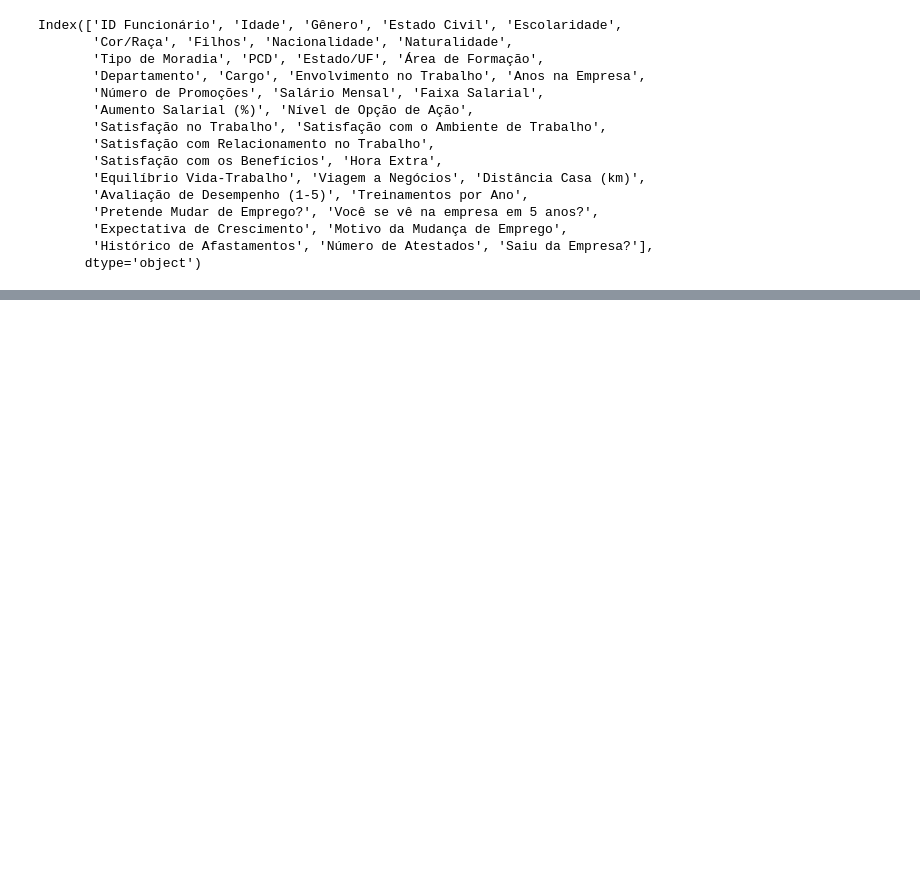
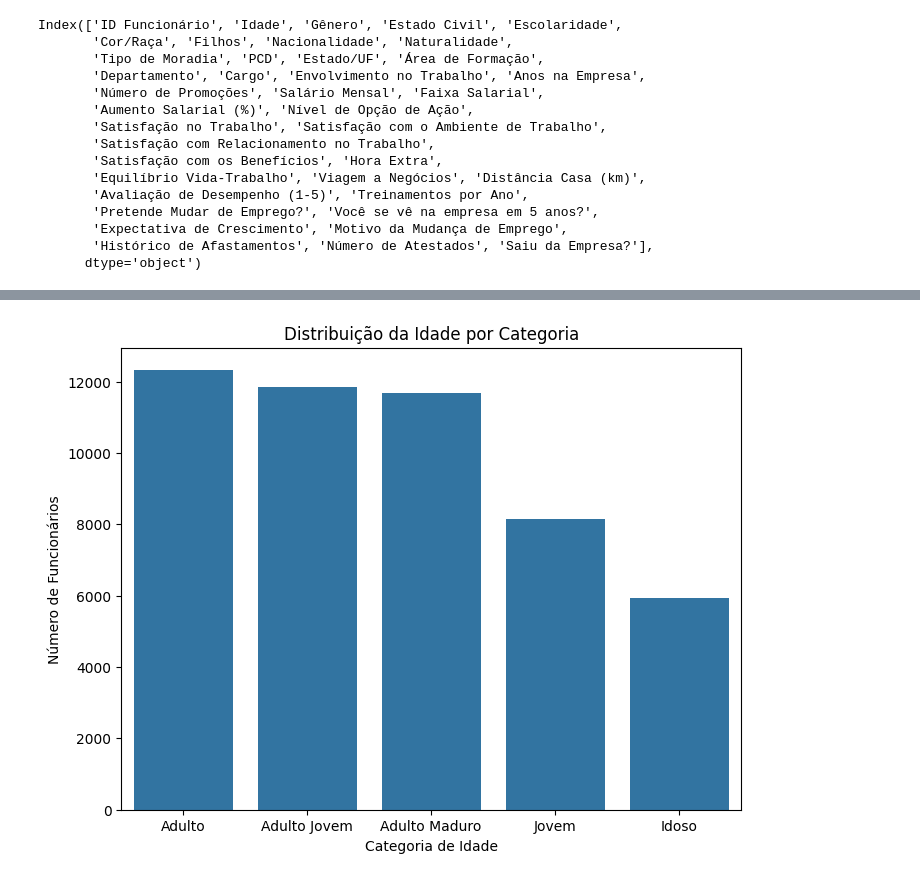
Before and after one commit to LaianeNR/TechCorp-Brasil, a Jupyter notebook: funcao.ipynb, the cells around one changed output, grey strips where cells are left out. Cells and saved outputs as stored; diff of their text form; code cells hidden in the pictures; blank space fills up the shorter version.

```diff
--- a/funcao.ipynb
+++ b/funcao.ipynb
@@ -240,7 +361,0 @@ dtype: int64
-# %%
-df_funcionarios['Estado/UF'].unique()
-
-
-df_funcionarios['Estado/UF'] = df_funcionarios['Estado/UF'].replace(['XX', ' ', 'Não informado'], np.nan)
-
-df_funcionarios['Estado/UF'] = df_funcionarios['Estado/UF'].fillna(df_funcionarios['Estado/UF'].mode()[0])
@@ -247,3 +489,14 @@ df_funcionarios['Estado/UF'] = df_funcionarios['Estado/UF'].fillna(df_funcionari
+# %%
+# Dados tratados
+
+plt.figure(figsize=(8, 6))
+sns.countplot(data=df_funcionarios, x='Idade Categoria', order=df_funcionarios['Idade Categoria'].value_counts().index)
+plt.title('Distribuição da Idade por Categoria')
+plt.xlabel('Categoria de Idade')
+plt.ylabel('Número de Funcionários')
+plt.show()
+# %% [output]
+[figure, added]
 # %%
 colunas = ['Salário Mensal', 'Distância Casa (km)']
 
```
Also changed, not shown: parts of 33 cells of this notebook, 1 other file.
